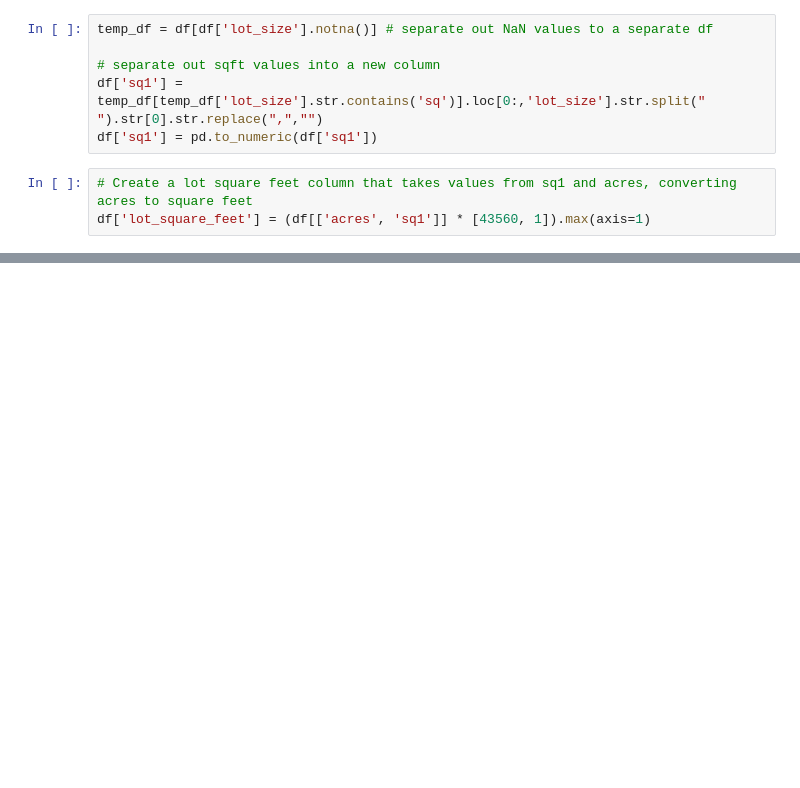
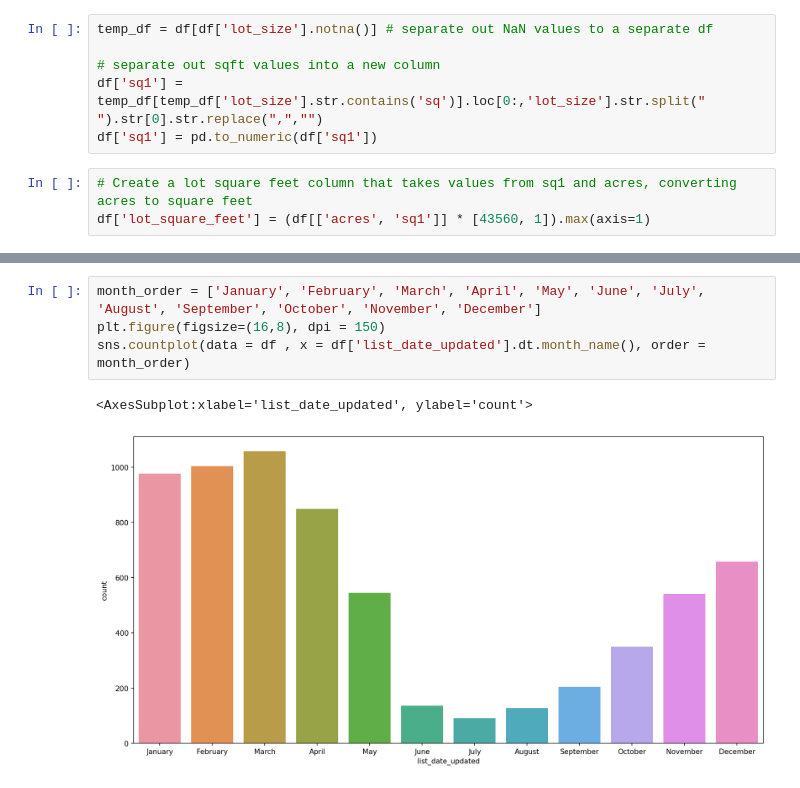
Before and after one commit to blombard24/Real-Estate-API, a Jupyter notebook: Untitled.ipynb, the cells around one changed output, grey strips where cells are left out. Drawn from its saved outputs; the diff is of its cells as text; blank space fills up the shorter version.

```diff
--- a/Untitled.ipynb
+++ b/Untitled.ipynb
@@ -130,0 +161,7 @@ df['lot_square_feet'] = (df[['acres', 'sq1']] * [43560, 1]).max(axis=1)
+# %%
+month_order = ['January', 'February', 'March', 'April', 'May', 'June', 'July', 'August', 'September', 'October', 'November', 'December']
+plt.figure(figsize=(16,8), dpi = 150)
+sns.countplot(data = df , x = df['list_date_updated'].dt.month_name(), order = month_order)
+# %% [output]
+<AxesSubplot:xlabel='list_date_updated', ylabel='count'>
+[figure, added]
```
Also changed, not shown: parts of 38 cells of this notebook.
